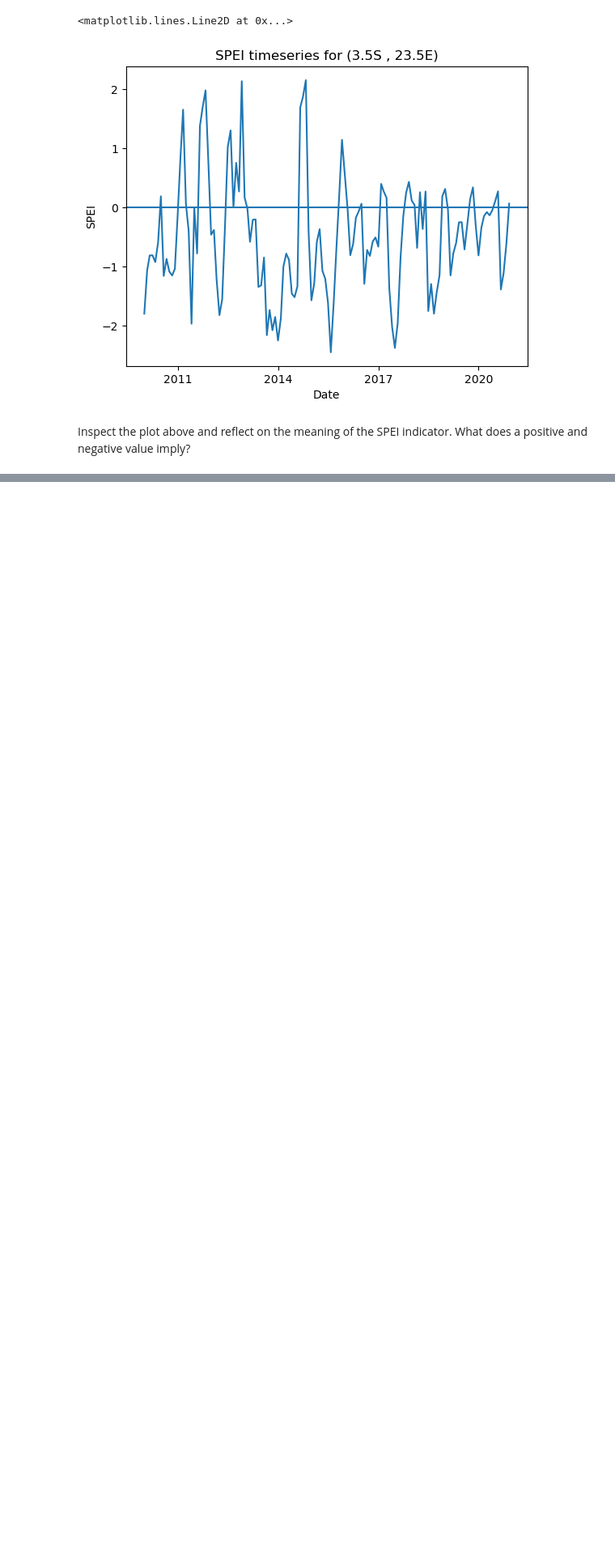
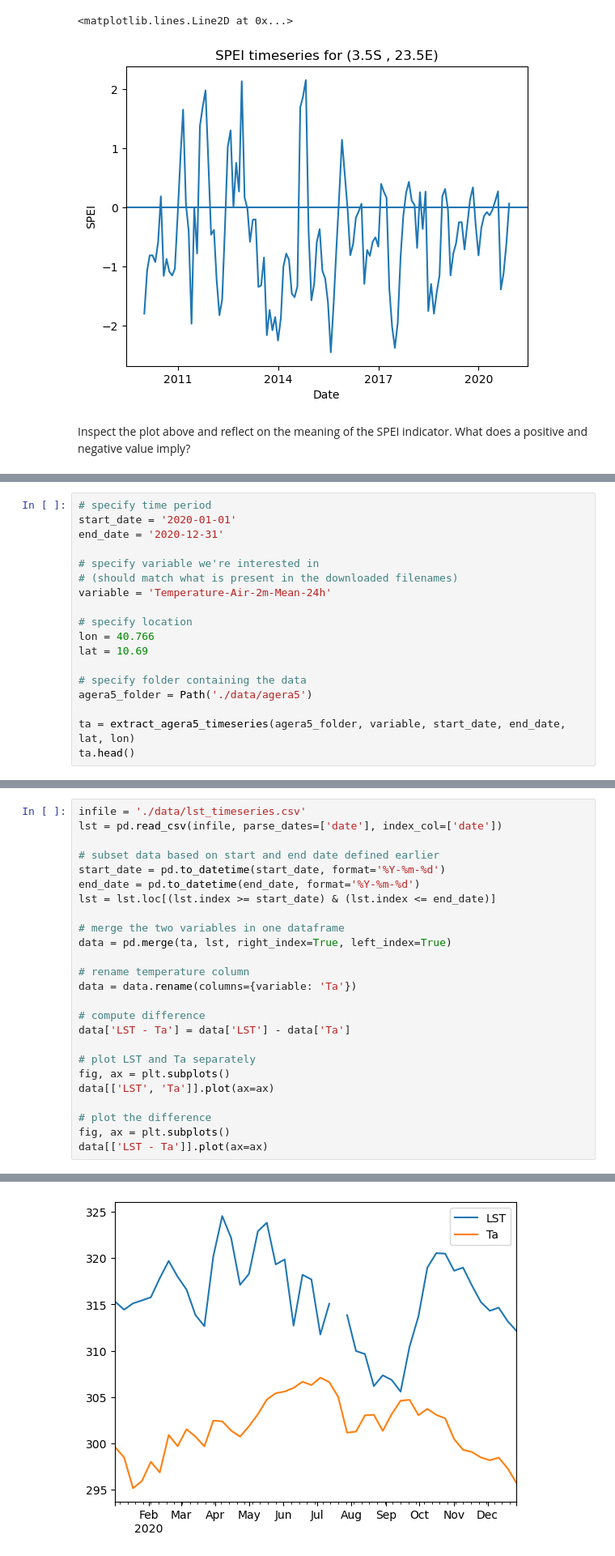
Before and after one commit to EOAfrica/TM_6-2_Information, a Jupyter notebook: Ex_6.2.4_Drought_datasets/Drought_datasets.ipynb, the cells around one changed output, grey strips where cells are left out. Shown at 81% size. Saved outputs shown, nothing was run; the diff lists cells and outputs as text; blank space fills up the shorter version.

```diff
--- a/Ex_6.2.4_Drought_datasets/Drought_datasets.ipynb
+++ b/Ex_6.2.4_Drought_datasets/Drought_datasets.ipynb
@@ -128,0 +186,18 @@ In exercise 6.2.2 we downloaded some land surface temperature data from the MODI
+# %%
+# specify time period
+start_date = '2020-01-01'
+end_date = '2020-12-31'
+
+# specify variable we're interested in
+# (should match what is present in the downloaded filenames)
+variable = 'Temperature-Air-2m-Mean-24h'
+
+# specify location
+lon = 40.766
+lat = 10.69
+
+# specify folder containing the data
+agera5_folder = Path('./data/agera5')
+
+ta = extract_agera5_timeseries(agera5_folder, variable, start_date, end_date, lat, lon)
+ta.head()
@@ -128,0 +213,26 @@ In exercise 6.2.2 we downloaded some land surface temperature data from the MODI
+# %%
+infile = './data/lst_timeseries.csv'
+lst = pd.read_csv(infile, parse_dates=['date'], index_col=['date'])
+
+# subset data based on start and end date defined earlier
+start_date = pd.to_datetime(start_date, format='%Y-%m-%d')
+end_date = pd.to_datetime(end_date, format='%Y-%m-%d')
+lst = lst.loc[(lst.index >= start_date) & (lst.index <= end_date)]
+
+# merge the two variables in one dataframe
+data = pd.merge(ta, lst, right_index=True, left_index=True)
+
+# rename temperature column
+data = data.rename(columns={variable: 'Ta'})
+
+# compute difference
+data['LST - Ta'] = data['LST'] - data['Ta']
+
+# plot LST and Ta separately
+fig, ax = plt.subplots()
+data[['LST', 'Ta']].plot(ax=ax)
+
+# plot the difference
+fig, ax = plt.subplots()
+data[['LST - Ta']].plot(ax=ax)
+# %% [output]
@@ -128,0 +240 @@ In exercise 6.2.2 we downloaded some land surface temperature data from the MODI
+[figure, added]
```
Also changed, not shown: parts of 7 cells of this notebook.
